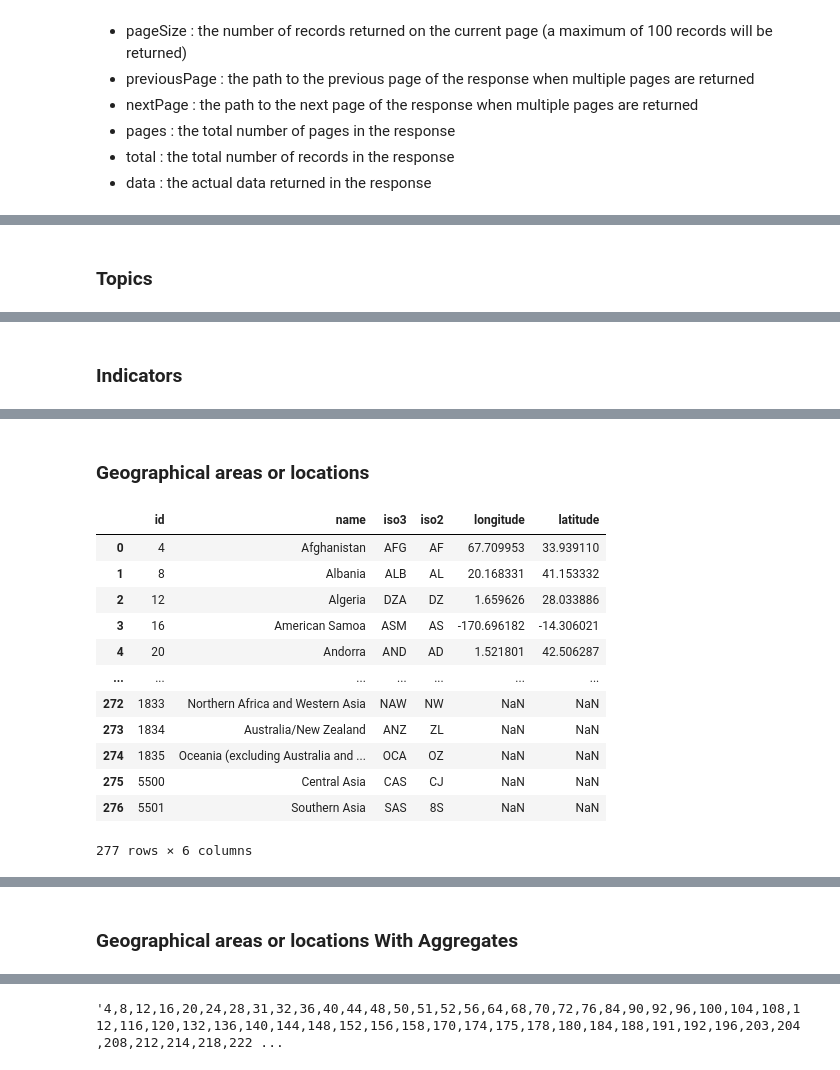
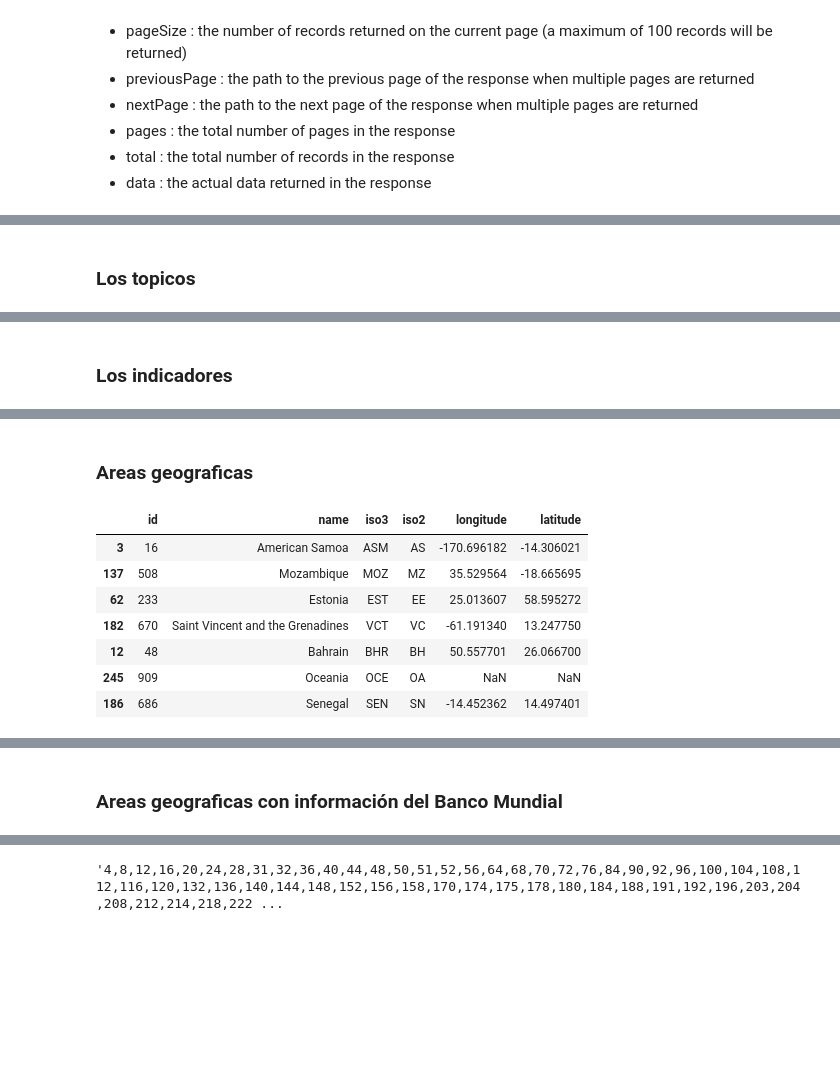
Before and after one commit to jorgeav527/life-expectancy, a Jupyter notebook: draft/API_UNPD.ipynb, the cells around one changed output, grey strips where cells are left out. Saved outputs shown, nothing was run; the diff lists cells and outputs as text; code cells hidden in the pictures; blank space fills up the shorter version.

```diff
--- a/draft/API_UNPD.ipynb
+++ b/draft/API_UNPD.ipynb
@@ -85,5 +68,5 @@ base_path ["https://population.un.org/dataportalapi/api/v1"](https://population.
 # %% [markdown]
-### Topics
+### Los topicos
 # %%
 # Define target URL
 base_url = "https://population.un.org/dataportalapi/api/v1/topics"
@@ -113,7 +96,7 @@ df.shape (10, 4)
 | 9 | Maternal Mortality | MMEIG |
 [interactive output not drawn]
 # %% [markdown]
-### Indicators
+### Los indicadores
 # %%
 # Define target URL.
 base_url = "https://population.un.org/dataportalapi/api/v1/indicators"
@@ -149,7 +132,7 @@ df.shape (60, 33)
 | 59 | 82 | Probability of dying q(x,n) - com... | Probability of an individual age ... | qx1 | Mortality | Mort |
 [interactive output not drawn]
 # %% [markdown]
-### Geographical areas or locations
+### Areas geograficas
 # %%
 # Base url
 base_url = "https://population.un.org/dataportalapi/api/v1"
@@ -159,49 +142,44 @@ target = base_url + "/locations/"
 
 # Get the response, which includes the first page of data as well as information on pagination and number of records.
 response = requests.get(target)
 
 # Converts call into JSON.
 j = response.json()
 
 # Converts JSON into a pandas DataFrame.
 df = pd.json_normalize(
     j["data"]
 )  # pd.json_normalize flattens the JSON to accomodate nested lists within the JSON structure.
 
 # Loop until there are new pages with data.
 while j["nextPage"] != None:
     # Reset the target to the next page.
     target = j["nextPage"]
 
     # call the API for the next page.
     response = requests.get(target)
 
     # Convert response to JSON format.
     j = response.json()
 
     # Store the next page in a data frame.
     df_temp = pd.json_normalize(j["data"])
 
     # Append next page to the data frame.
     df = pd.concat([df, df_temp], ignore_index=True)
-df
+df.sample(7)
 # %% [output]
 |  | id | name | iso3 | iso2 | longitude | latitude |
-| 0 | 4 | Afghanistan | AFG | AF | 67.709953 | 33.939110 |
-| 1 | 8 | Albania | ALB | AL | 20.168331 | 41.153332 |
-| 2 | 12 | Algeria | DZA | DZ | 1.659626 | 28.033886 |
 | 3 | 16 | American Samoa | ASM | AS | -170.696182 | -14.306021 |
-| 4 | 20 | Andorra | AND | AD | 1.521801 | 42.506287 |
-| ... | ... | ... | ... | ... | ... | ... |
-| 272 | 1833 | Northern Africa and Western Asia | NAW | NW | NaN | NaN |
-| 273 | 1834 | Australia/New Zealand | ANZ | ZL | NaN | NaN |
-| 274 | 1835 | Oceania (excluding Australia and ... | OCA | OZ | NaN | NaN |
-| 275 | 5500 | Central Asia | CAS | CJ | NaN | NaN |
-| 276 | 5501 | Southern Asia | SAS | 8S | NaN | NaN |
+| 137 | 508 | Mozambique | MOZ | MZ | 35.529564 | -18.665695 |
+| 62 | 233 | Estonia | EST | EE | 25.013607 | 58.595272 |
+| 182 | 670 | Saint Vincent and the Grenadines | VCT | VC | -61.191340 | 13.247750 |
+| 12 | 48 | Bahrain | BHR | BH | 50.557701 | 26.066700 |
+| 245 | 909 | Oceania | OCE | OA | NaN | NaN |
+| 186 | 686 | Senegal | SEN | SN | -14.452362 | 14.497401 |
-277 rows × 6 columns
 [interactive output not drawn]
 # %% [markdown]
-### Geographical areas or locations With Aggregates
+### Areas geograficas con información del Banco Mundial
 # %%
 # Define target URL.
 base_url = "https://population.un.org/dataportalapi/api/v1/locationsWithAggregates?pageNumber=1"
```
Also changed, not shown: parts of 39 cells of this notebook, 2 other files.
